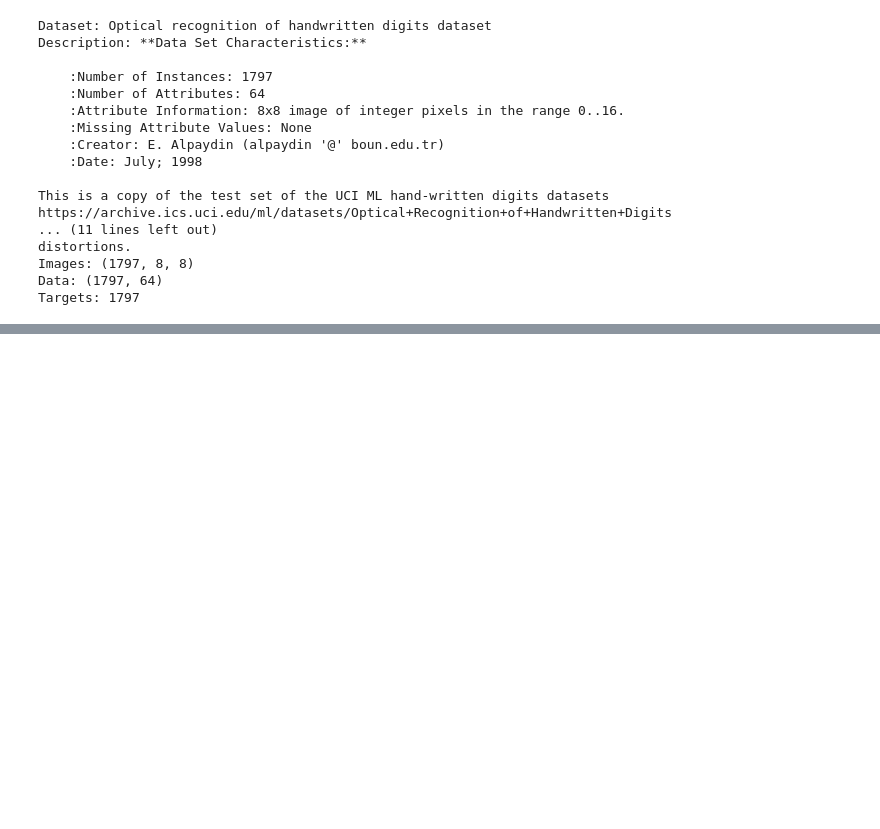
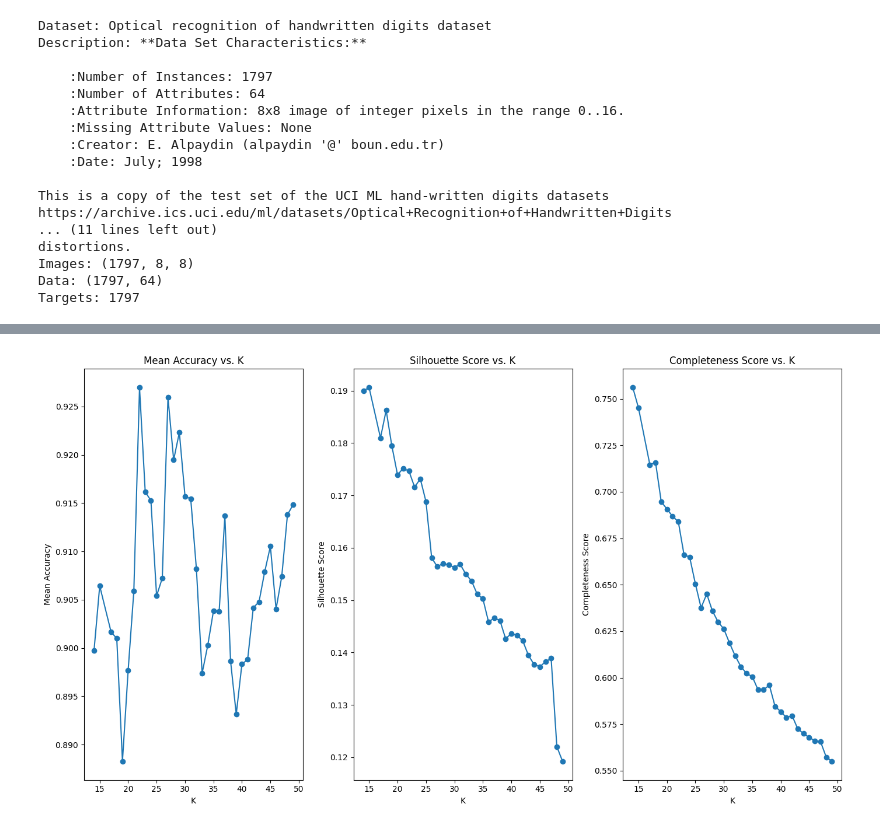
Before and after one commit to Skanx7/PRBI, a Jupyter notebook: projet/projet.ipynb, the cells around one changed output, grey strips where cells are left out. Cells and saved outputs as stored; diff of their text form; code cells hidden in the pictures; blank space fills up the shorter version.

```diff
--- a/projet/projet.ipynb
+++ b/projet/projet.ipynb
@@ -32,0 +88,3 @@ vs.show(amount = 20, colored = False)
+# %%
+k_values = range(2,50)
+best_k = kmeans.find_best_k(k_values)
@@ -32,0 +129,4 @@ vs.show(amount = 20, colored = False)
+# %%
+vs.plot_best_k_metrics(best_k)
+# %% [output]
+[figure, added]
```
Also changed, not shown: parts of 15 cells of this notebook, 2 other files.
